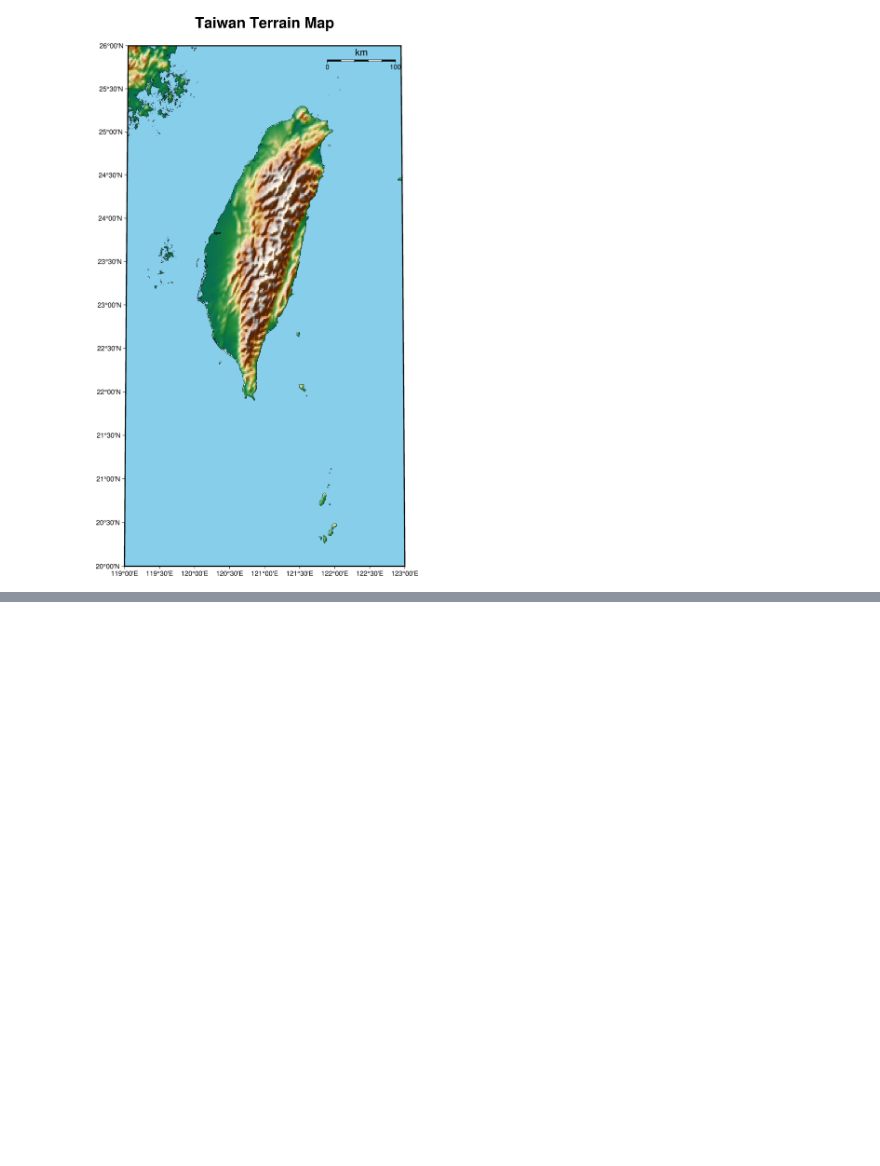
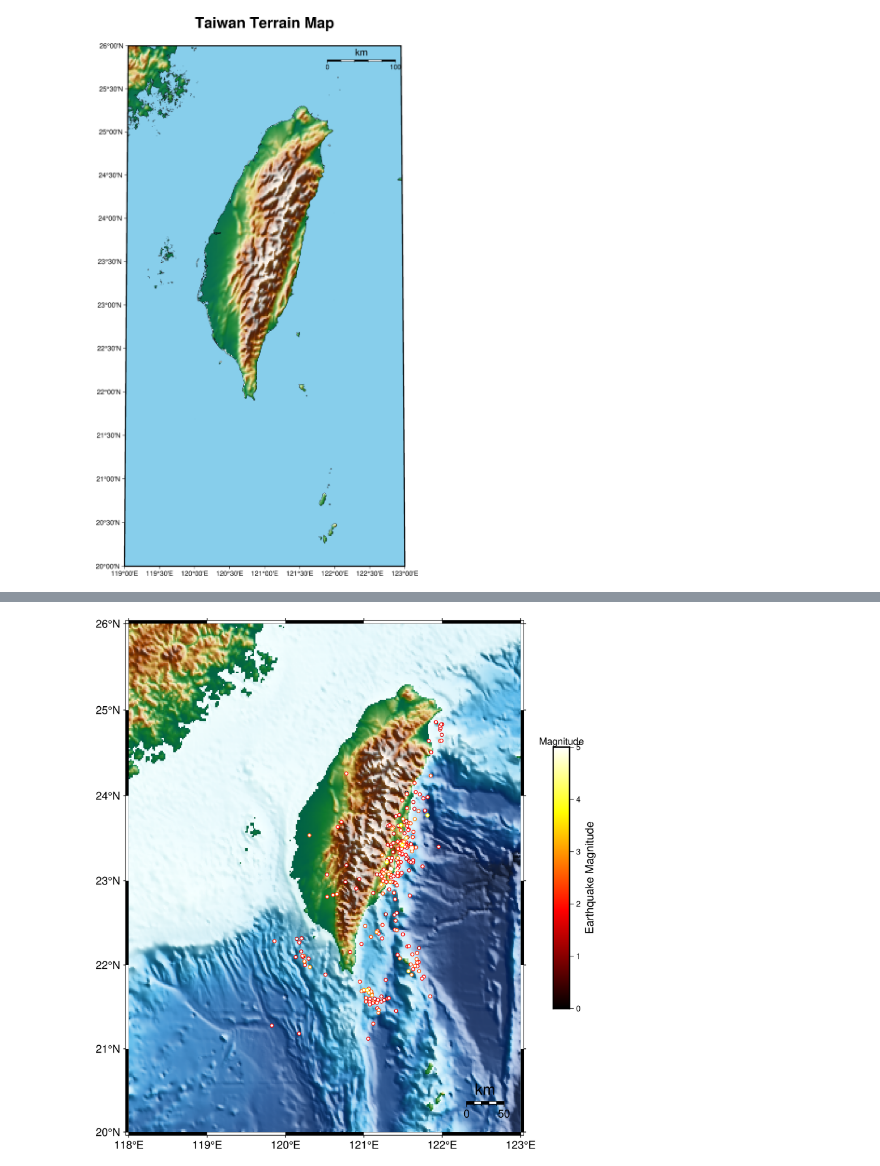
Before and after one commit to u11210013/Geophysics, a Jupyter notebook: finalterm/T1.ipynb, the cells around one changed output, grey strips where cells are left out. Cells and saved outputs as stored; diff of their text form; code cells hidden in the pictures; blank space fills up the shorter version.

```diff
--- a/finalterm/T1.ipynb
+++ b/finalterm/T1.ipynb
@@ -42,0 +54,89 @@ fig.show()
+# %%
+from obspy import UTCDateTime
+from obspy.clients.fdsn import Client
+import pygmt
+import matplotlib
+import matplotlib.colors
+import matplotlib.pyplot as plt
+
+# Create FDSN client (using USGS)
+client = Client("USGS")
+
+# Define the query time range
+starttime = UTCDateTime("2022-01-01")
+endtime = UTCDateTime("2023-12-31")
+
+# Define geographic region (Taiwan)
+minlatitude = 21
+maxlatitude = 26
+minlongitude = 119
+maxlongitude = 122
+
+# Fetch earthquake catalog from USGS
+try:
+    cat = client.get_events(
+        starttime=starttime, endtime=endtime,
+        minlatitude=minlatitude, maxlatitude=maxlatitude,
+        minlongitude=minlongitude, maxlongitude=maxlongitude,
+        minmagnitude=1  # Set minimum magnitude to 1
+    )
+except Exception as e:
+    print(f"Error fetching data from USGS: {e}")
+    exit(1)
+
+# Extract earthquake data
+longitude = [event.origins[0].longitude for event in cat]
+latitude = [event.origins[0].latitude for event in cat]
+magnitude = [event.magnitudes[0].mag for event in cat]
+
+# Use matplotlib colormap to map magnitude to color
+cmap = plt.get_cmap("hot")  # Use heatmap color
+min_mag = min(magnitude)
+max_mag = max(magnitude)
+
+# Normalize earthquake magnitudes between min and max
+norm = matplotlib.colors.Normalize(vmin=min_mag, vmax=max_mag)  # Normalize magnitude range
+
+# Initialize figure
+fig = pygmt.Figure()
+
+# Set map region and projection (Taiwan)
+fig.basemap(region=[118, 123, 20, 26], projection="M12c", frame=["a1", "WSne"])
+
+# Add land, water, and topography shading
+fig.coast(shorelines="1/0.5p,black", borders="1/0.5p,black", water="lightblue")
+fig.grdimage(grid="@earth_relief_01m", shading="+a45+nt1", cmap="geo")
+
+# Plot earthquake points with color mapped to magnitude
+for i in range(len(longitude)):
+    color = cmap(norm(magnitude[i]))  # Map color based on magnitude
+    color_hex = matplotlib.colors.rgb2hex(color[:3])  # Convert RGB color to hex
+
+    fig.plot(
+        x=[longitude[i]],
+        y=[latitude[i]],
+        style="c0.1c",  # Small circles
+        color="white",  # Point color set to white
+        pen=f"0.5p,{color_hex}"  # Border color changes based on magnitude
+    )
+
+# Add colorbar for magnitude range with fixed limits
+fig.colorbar(
+    cmap="hot",  # Use heatmap color
+    frame=["a1+lMagnitude", "x+lEarthquake Magnitude"],
+    position="JMR+w8c/0.5c+o1c/0c",
+    scale="5"  # Adjust scale to make it clearer
+)
+
+# Add title and annotation in English
+# Add title outside the map at the bottom
+# fig.text(text="Earthquakes in Taiwan (2022-2023)", font="12p,Helvetica", justify="TC")
+
+
+# Modify map scale for better visibility
+fig.basemap(map_scale="jBR+w50k+l+f1km+o0.2i/0.3i")
+
+# Display the map
+fig.show()
+# %% [output]
+[figure, added]
```
Also changed, not shown: parts of 2 cells of this notebook.
